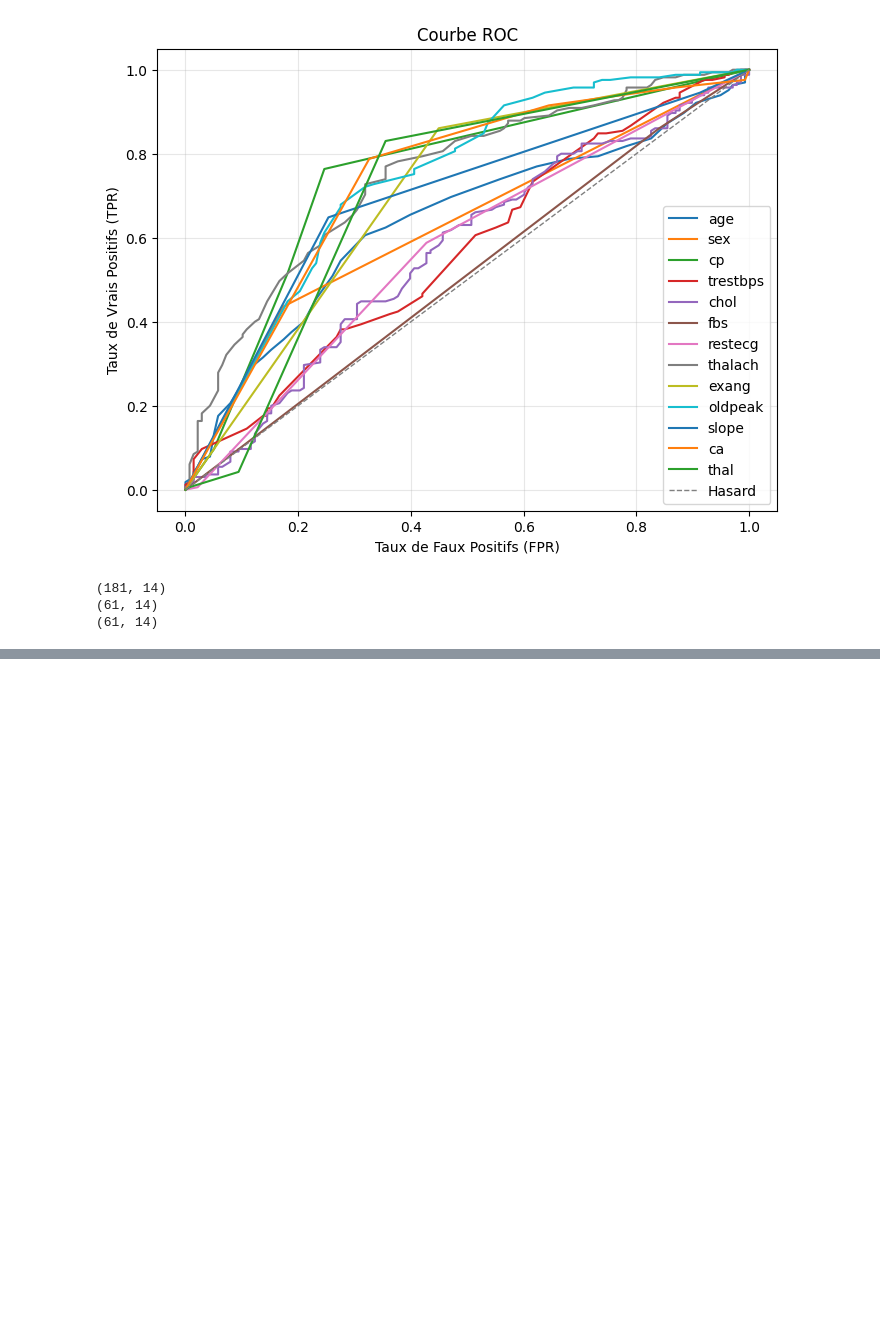
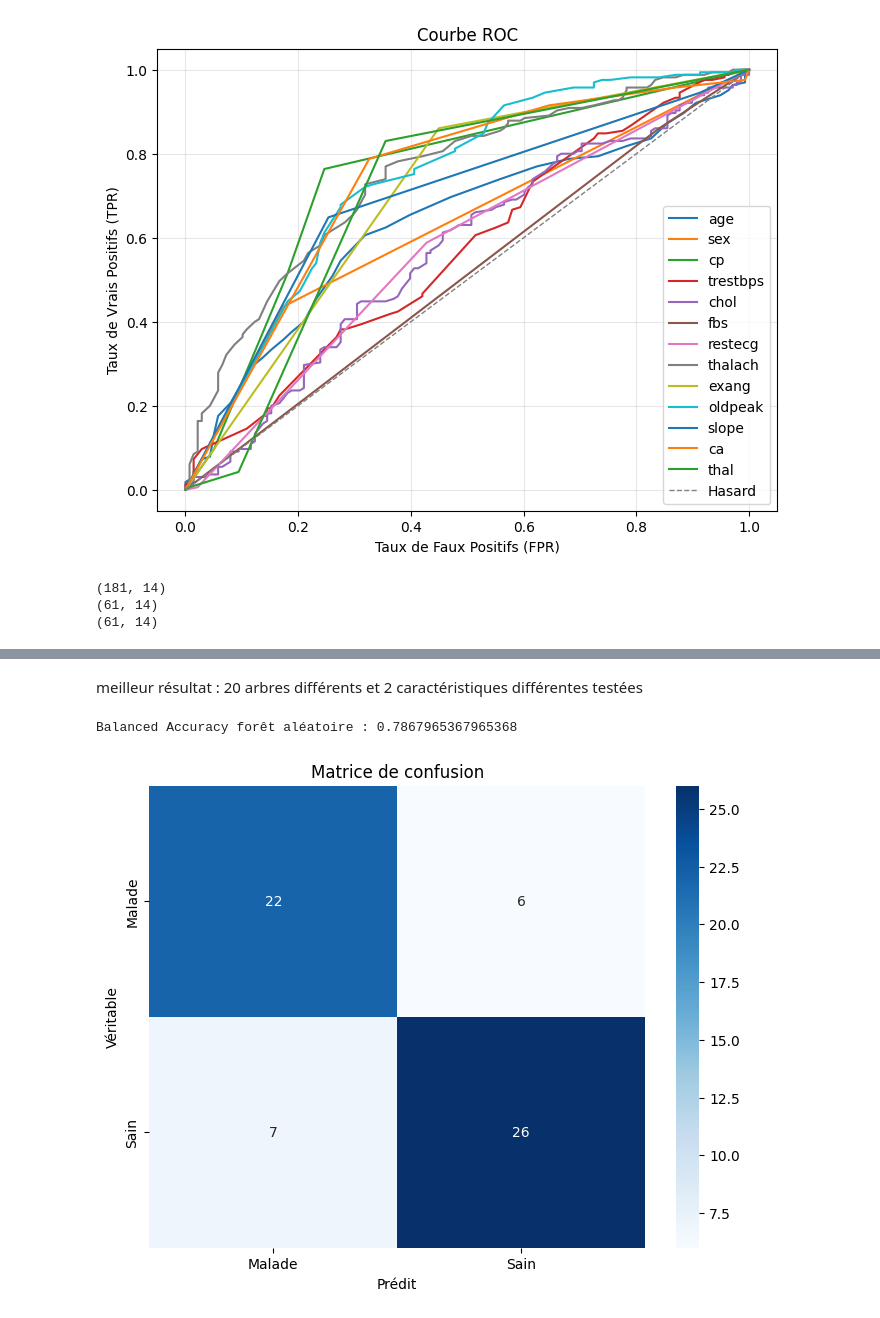
Before and after one commit to prichert17/Apprentissage_automatique_arbre_decision, a Jupyter notebook: main.ipynb, the cells around one changed output, grey strips where cells are left out. Saved outputs shown, nothing was run; the diff lists cells and outputs as text; code cells hidden in the pictures; blank space fills up the shorter version.

```diff
--- a/main.ipynb
+++ b/main.ipynb
@@ -357,0 +426,23 @@ plt.show()
+# %% [markdown]
+meilleur résultat : 20 arbres différents et 2 caractéristiques différentes testées
+# %%
+#meilleur modèle avec nombre arbres = 20 et max features = 2
+clf_rf = RandomForestClassifier(n_estimators=20, random_state=0, max_features=2)
+X_train_val, X_test, y_train_val, y_test = train_test_split(X, y_encoded, test_size=0.2, stratify=y_encoded, random_state=10)
+X_train, X_val, y_train, y_val = train_test_split(X_train_val, y_train_val, test_size=0.25, stratify=y_train_val, random_state=10)
+
+clf_rf.fit(X_train.iloc[:, :13], y_train)
+y_pred_rf = clf_rf.predict(X_val.iloc[:, :13])
+
+print("Balanced Accuracy forêt aléatoire :", balanced_accuracy_score(y_val, y_pred_rf))
+#Matrice de confusion pour la forêt aléatoire
+confusion = confusion_matrix(y_val, y_pred_rf)
+plt.figure(figsize=(8, 6))
+sns.heatmap(confusion, annot=True, fmt='d', cmap='Blues', xticklabels=['Malade', 'Sain'], yticklabels=['Malade', 'Sain'])
+plt.title('Matrice de confusion')
+plt.xlabel('Prédit')
+plt.ylabel('Véritable')
+plt.show()
+# %% [output]
+Balanced Accuracy forêt aléatoire : 0.7867965367965368
+[figure, added]
```
Also changed, not shown: parts of 12 cells of this notebook.
